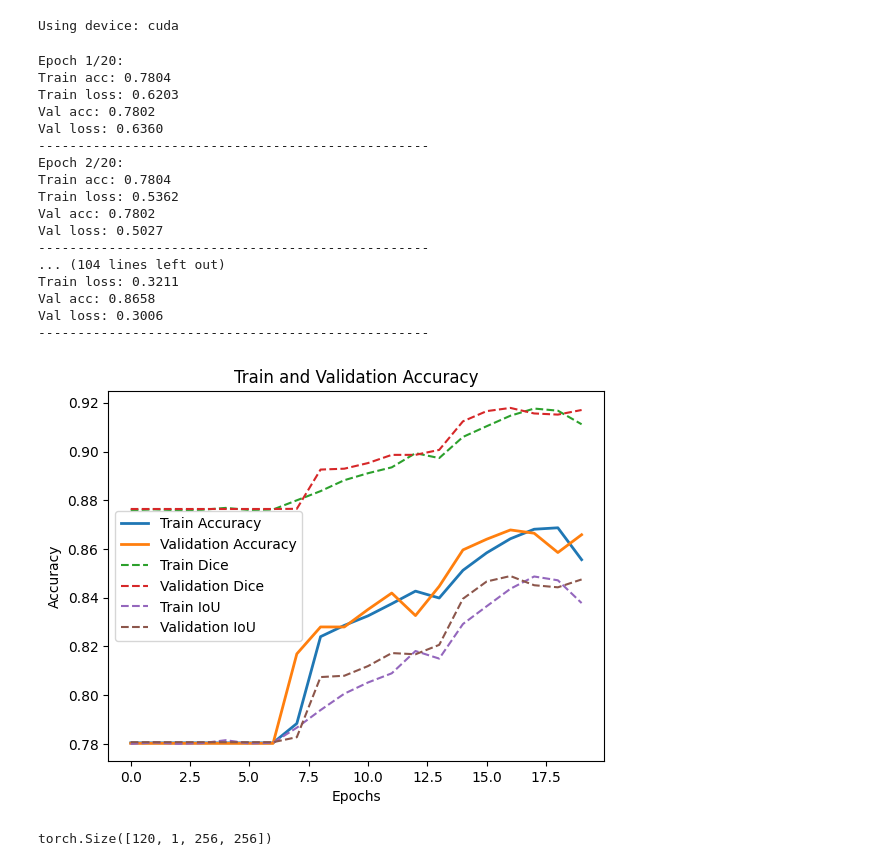
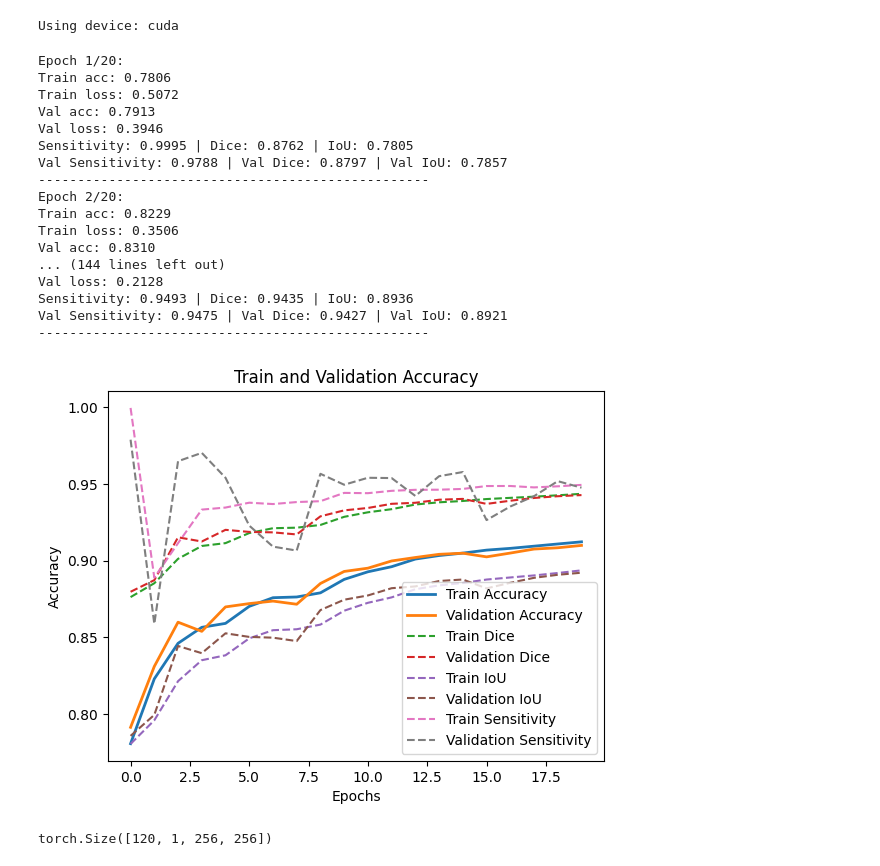
Before and after one commit to albapim/Advanced-Image-Analysis, a Jupyter notebook: final_project/fourth_script.ipynb, the cells around one changed output. Cells and saved outputs as stored; diff of their text form; code cells hidden in the pictures.

```diff
--- a/final_project/fourth_script.ipynb
+++ b/final_project/fourth_script.ipynb
@@ -277,6 +277,21 @@ def iou_coeff(pred, target, threshold=0.5, epsilon=1e-6):
     union = pred.sum(dim=(1,2,3)) + target.sum(dim=(1,2,3)) - intersection
     iou = (intersection + epsilon) / (union + epsilon)
     return iou.mean().item()
+
+def compute_sensitivity(outputs, labels):
+    preds_bin = (outputs > 0.5)
+    labels_bin = (labels == 1)  # or labels.bool(), if labels are already binary
+
+    # True Positives: prediction is 1 and label is 1
+    tp = (preds_bin & labels_bin).sum().item()
+
+    # False Negatives: prediction is 0 but label is 1
+    fn = ((~preds_bin) & labels_bin).sum().item()
+
+    # Sensitivity = TP / (TP + FN)
+    sensitivity_score = tp / (tp + fn + 1e-8)  # epsilon to avoid zero division
+
+    return sensitivity_score
 # %%
 # Create a train one epoch function
 def train_one_epoch(model, dataloader, criterion, optimizer, device):
@@ -286,6 +301,7 @@ def train_one_epoch(model, dataloader, criterion, optimizer, device):
     correct_pixels = 0
     total_dice = 0
     total_iou = 0
+    sensitivity_score = 0
     num_batches = 0
 
     for images, labels in dataloader:
@@ -310,14 +326,18 @@ def train_one_epoch(model, dataloader, criterion, optimizer, device):
         total_dice += dice_coeff(outputs, labels)
         total_iou += iou_coeff(outputs, labels)
 
+        # Sensitivity
+        sensitivity_score += compute_sensitivity(outputs, labels)
+
         num_batches += 1
 
     epoch_loss = running_loss / len(dataloader.dataset)
     pixel_acc = correct_pixels / total_pixels
     avg_dice = total_dice / num_batches
     avg_iou = total_iou / num_batches
+    sensitivity = sensitivity_score / num_batches
 
-    return epoch_loss, pixel_acc, avg_dice, avg_iou
+    return epoch_loss, pixel_acc, avg_dice, avg_iou, sensitivity
 # %%
 # create a validate one epoch function
 def validate(model, dataloader, criterion, device):
@@ -327,6 +347,7 @@ def validate(model, dataloader, criterion, device):
     correct_pixels = 0
     total_dice = 0
     total_iou = 0
+    sensitivity_score = 0
     num_batches = 0
 
     with torch.no_grad():
@@ -348,71 +369,83 @@ def validate(model, dataloader, criterion, device):
             total_dice += dice_coeff(outputs, labels)
             total_iou += iou_coeff(outputs, labels)
 
+            # Sensitivity
+            sensitivity_score += compute_sensitivity(outputs, labels)
+
             num_batches += 1
 
     epoch_loss = running_loss / len(dataloader.dataset)
     pixel_acc = correct_pixels / total_pixels
     avg_dice = total_dice / num_batches
     avg_iou = total_iou / num_batches
+    sensitivity = sensitivity_score / num_batches
 
-    return epoch_loss, pixel_acc, avg_dice, avg_iou
+    return epoch_loss, pixel_acc, avg_dice, avg_iou, sensitivity
 # %%
 # Make training and val loop
 num_epochs = 20
 train_accs = []
 train_dices = []
 train_ious = []
+train_sensitivities = []
 
 val_accs = []
 val_dices = []
 val_ious = []
+val_sensitivities = []
 
 for epoch in range(num_epochs):
-    train_loss, train_acc, train_dice, train_iou = train_one_epoch(model, train_loader, criterion=loss_fn, optimizer=optimizer, device=device)
-    val_loss, val_acc, val_dice, val_iou = validate(model, val_loader, criterion=loss_fn, device=device)
+    train_loss, train_acc, train_dice, train_iou, train_sensitivity = train_one_epoch(model, train_loader, criterion=loss_fn, optimizer=optimizer, device=device)
+    val_loss, val_acc, val_dice, val_iou, val_sensitivity = validate(model, val_loader, criterion=loss_fn, device=device)
 
     train_accs.append(train_acc)
     train_dices.append(train_dice)
     train_ious.append(train_iou)
+    train_sensitivities.append(train_sensitivity)
 
     val_accs.append(val_acc)
     val_dices.append(val_dice)
     val_ious.append(val_iou)
+    val_sensitivities.append(val_sensitivity)
 
     print(f"Epoch {epoch+1}/{num_epochs}:\nTrain acc: {train_acc:.4f}\nTrain loss: {train_loss:.4f}\nVal acc: {val_acc:.4f}\nVal loss: {val_loss:.4f}")
+    print(f"Sensitivity: {train_sensitivity:.4f} | Dice: {train_dice:.4f} | IoU: {train_iou:.4f}")
+    print(f"Val Sensitivity: {val_sensitivity:.4f} | Val Dice: {val_dice:.4f} | Val IoU: {val_iou:.4f}")
     print("-" * 50)
 # %% [output]
 Epoch 1/20:
-Train acc: 0.7804
-Train loss: 0.6203
-Val acc: 0.7802
-Val loss: 0.6360
+Train acc: 0.7806
+Train loss: 0.5072
+Val acc: 0.7913
+Val loss: 0.3946
+Sensitivity: 0.9995 | Dice: 0.8762 | IoU: 0.7805
+Val Sensitivity: 0.9788 | Val Dice: 0.8797 | Val IoU: 0.7857
 --------------------------------------------------
 Epoch 2/20:
-Train acc: 0.7804
-Train loss: 0.5362
-Val acc: 0.7802
-Val loss: 0.5027
+Train acc: 0.8229
+Train loss: 0.3506
+Val acc: 0.8310
+... (144 lines left out)
+Val loss: 0.2128
+Sensitivity: 0.9493 | Dice: 0.9435 | IoU: 0.8936
+Val Sensitivity: 0.9475 | Val Dice: 0.9427 | Val IoU: 0.8921
 --------------------------------------------------
-... (104 lines left out)
-Train loss: 0.3211
-Val acc: 0.8658
-Val loss: 0.3006
---------------------------------------------------
 # %%
 # plot the train and val loss
 plt.plot(train_accs, label='Train Accuracy', linewidth=2)
 plt.plot(val_accs, label='Validation Accuracy', linewidth=2)
 plt.plot(train_dices, label='Train Dice', linestyle='--')
 plt.plot(val_dices, label='Validation Dice', linestyle='--')
 plt.plot(train_ious, label='Train IoU', linestyle='--')
 plt.plot(val_ious, label='Validation IoU', linestyle='--')
+plt.plot(train_sensitivities, label='Train Sensitivity', linestyle='--')
+plt.plot(val_sensitivities, label='Validation Sensitivity', linestyle='--')
 plt.xlabel('Epochs')
 plt.ylabel('Accuracy')
 plt.title('Train and Validation Accuracy')
 plt.legend()
 plt.show()
 # %% [output]
-[figure, old version]
+[figure, new version]
 # %%
 # Save the model
```
Also changed, not shown: parts of 3 cells of this notebook, 2 other files.
